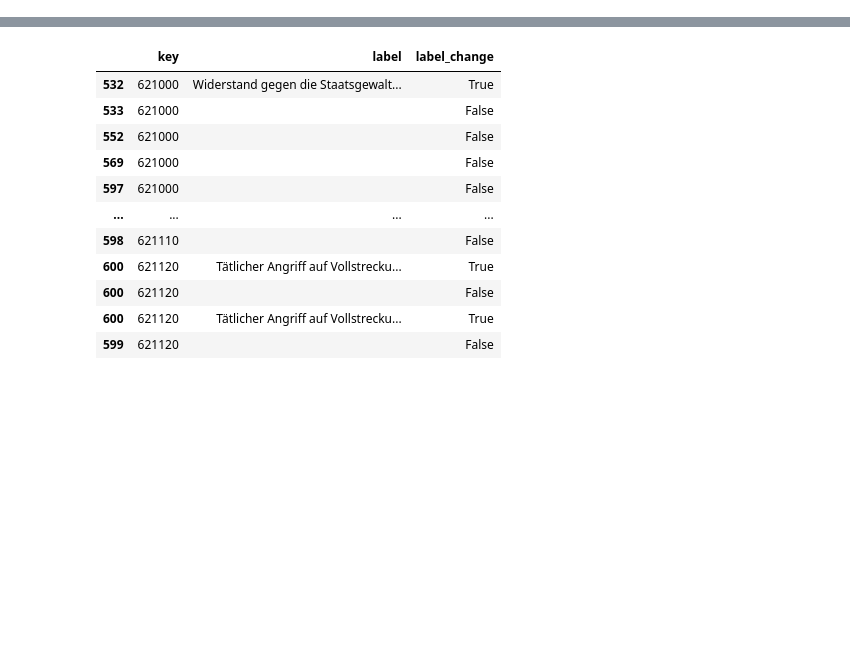
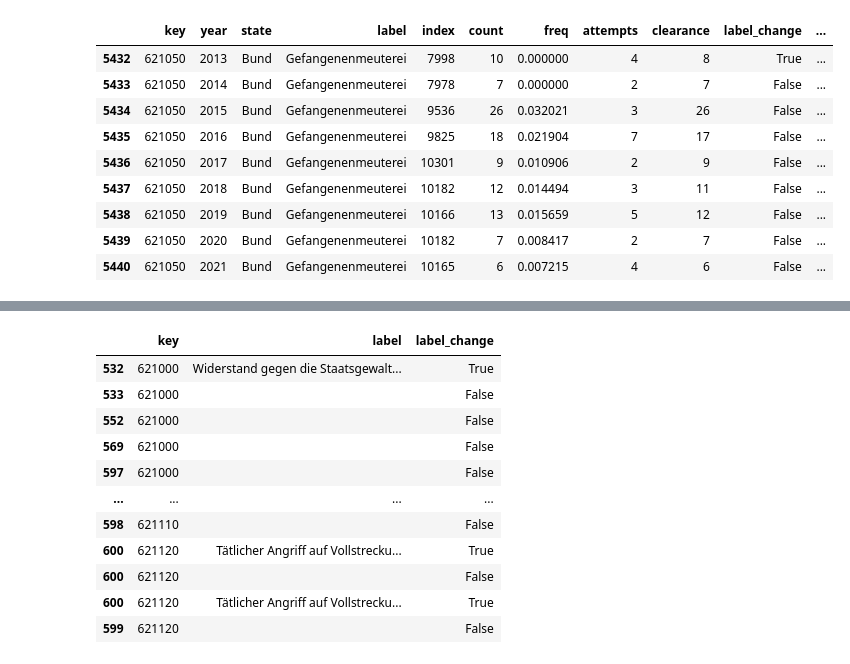
Before and after one commit to andmbg/pks, a Jupyter notebook: notebooks/key_presence_chart.ipynb, the cells around one changed output, grey strips where cells are left out. Cells and saved outputs as stored; diff of their text form; code cells hidden in the pictures; blank space fills up the shorter version.

```diff
--- a/notebooks/key_presence_chart.ipynb
+++ b/notebooks/key_presence_chart.ipynb
@@ -24,3 +36,16 @@ data_bund_hr = pd.concat([hierarchize_data(grp) for _, grp in data_bund.groupby(
+# %%
+data_bund_hr_all.loc[data_bund_hr_all.key.eq("621050")]
+# %% [output]
+|  | key | year | state | label | index | count | freq | attempts | clearance | label_change | ... |
+| 5432 | 621050 | 2013 | Bund | Gefangenenmeuterei | 7998 | 10 | 0.000000 | 4 | 8 | True | ... |
+| 5433 | 621050 | 2014 | Bund | Gefangenenmeuterei | 7978 | 7 | 0.000000 | 2 | 7 | False | ... |
+| 5434 | 621050 | 2015 | Bund | Gefangenenmeuterei | 9536 | 26 | 0.032021 | 3 | 26 | False | ... |
+| 5435 | 621050 | 2016 | Bund | Gefangenenmeuterei | 9825 | 18 | 0.021904 | 7 | 17 | False | ... |
+| 5436 | 621050 | 2017 | Bund | Gefangenenmeuterei | 10301 | 9 | 0.010906 | 2 | 9 | False | ... |
+| 5437 | 621050 | 2018 | Bund | Gefangenenmeuterei | 10182 | 12 | 0.014494 | 3 | 11 | False | ... |
+| 5438 | 621050 | 2019 | Bund | Gefangenenmeuterei | 10166 | 13 | 0.015659 | 5 | 12 | False | ... |
+| 5439 | 621050 | 2020 | Bund | Gefangenenmeuterei | 10182 | 7 | 0.008417 | 2 | 7 | False | ... |
+| 5440 | 621050 | 2021 | Bund | Gefangenenmeuterei | 10165 | 6 | 0.007215 | 4 | 6 | False | ... |
 # %%
 # df_selection["label_change"] = False
 # df_plot = pd.DataFrame()
```
Also changed, not shown: parts of 4 cells of this notebook, 7 other files.
